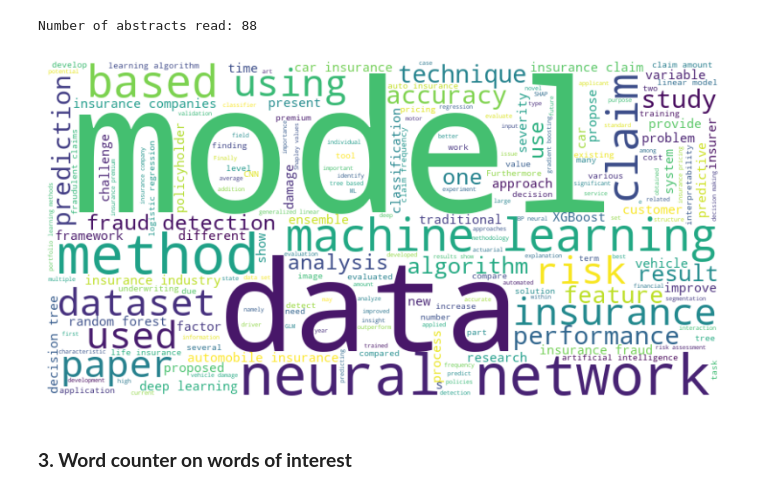
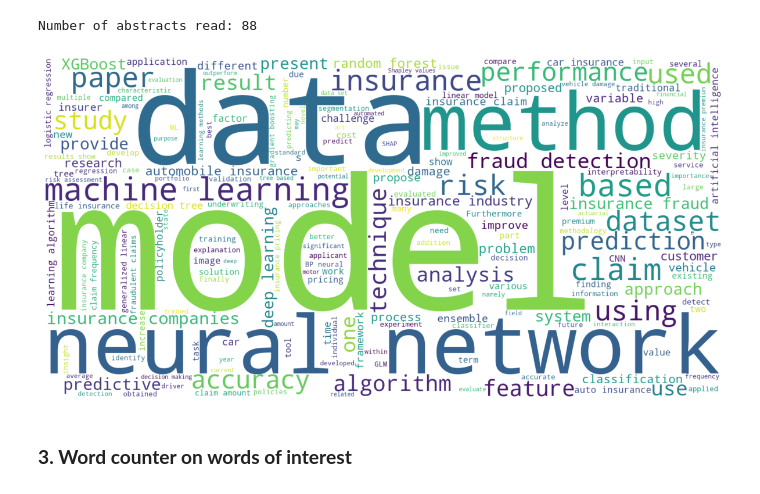
Before and after one commit to bart-custers/research_paper_AI_insurance, a Jupyter notebook: notebooks/Research_paper_XAI_insurance.ipynb, the cells around one changed output. Saved outputs shown, nothing was run; the diff lists cells and outputs as text; code cells hidden in the pictures.

```diff
--- a/notebooks/Research_paper_XAI_insurance.ipynb
+++ b/notebooks/Research_paper_XAI_insurance.ipynb
@@ -60,14 +41,16 @@ Number of abstracts read: 88
 # %%
 # Generate word cloud
-wordcloud = WordCloud(width=800, height=400, background_color="white").generate(all_abstracts_text)
+wordcloud = WordCloud(width=1600, height=800, background_color="white").generate(all_abstracts_text)
 
-# Display the word cloud
-plt.figure(figsize=(20, 5))
+# Save the word cloud as an image with high resolution
+plt.figure(figsize=(11.69, 8.27))  # A4 aspect ratio in inches (landscape orientation)
 plt.imshow(wordcloud, interpolation="bilinear")
 plt.axis("off")
+plt.tight_layout(pad=0)
+plt.savefig("wordcloud.png", dpi=300, bbox_inches="tight")
 plt.show()
 # %% [output]
-[figure, old version]
+[figure, new version]
 # %% [markdown]
 ### **3. Word counter on words of interest**
 # %%
```
Also changed, not shown: parts of 12 cells of this notebook, 2 other files.
